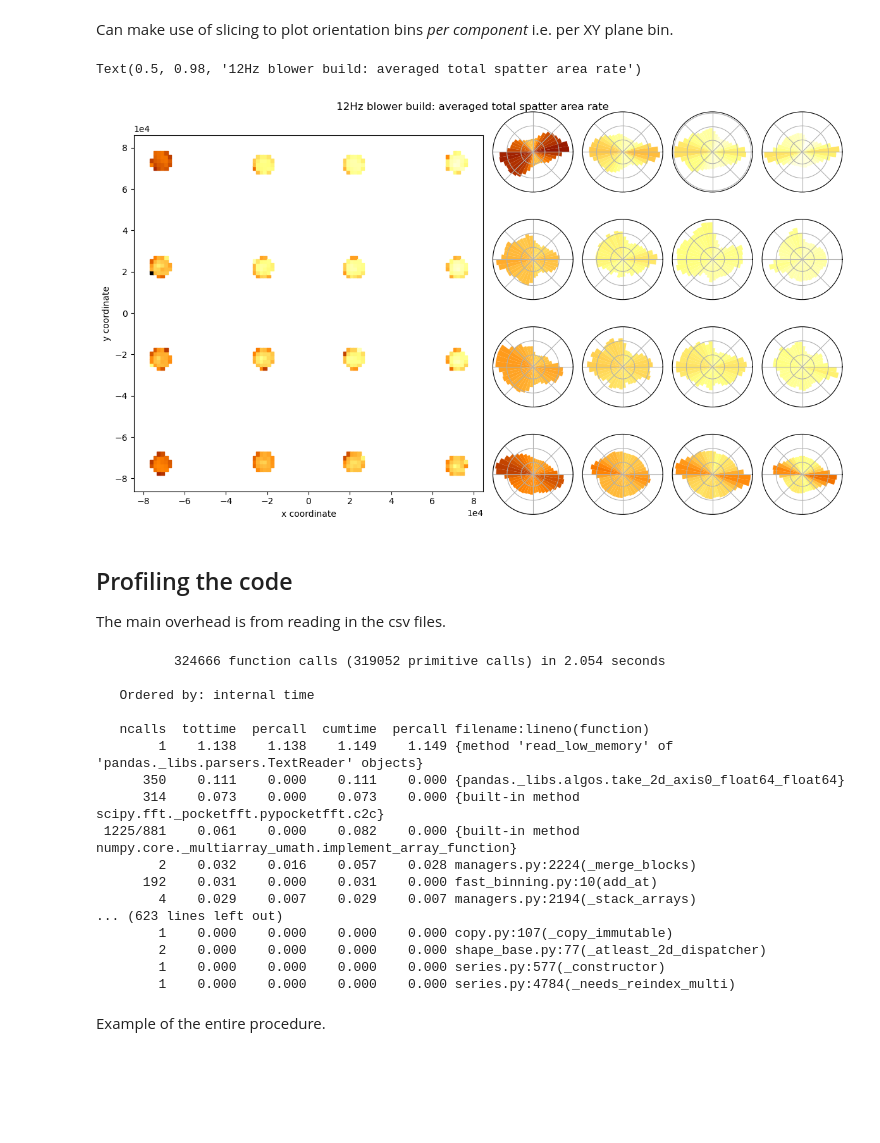
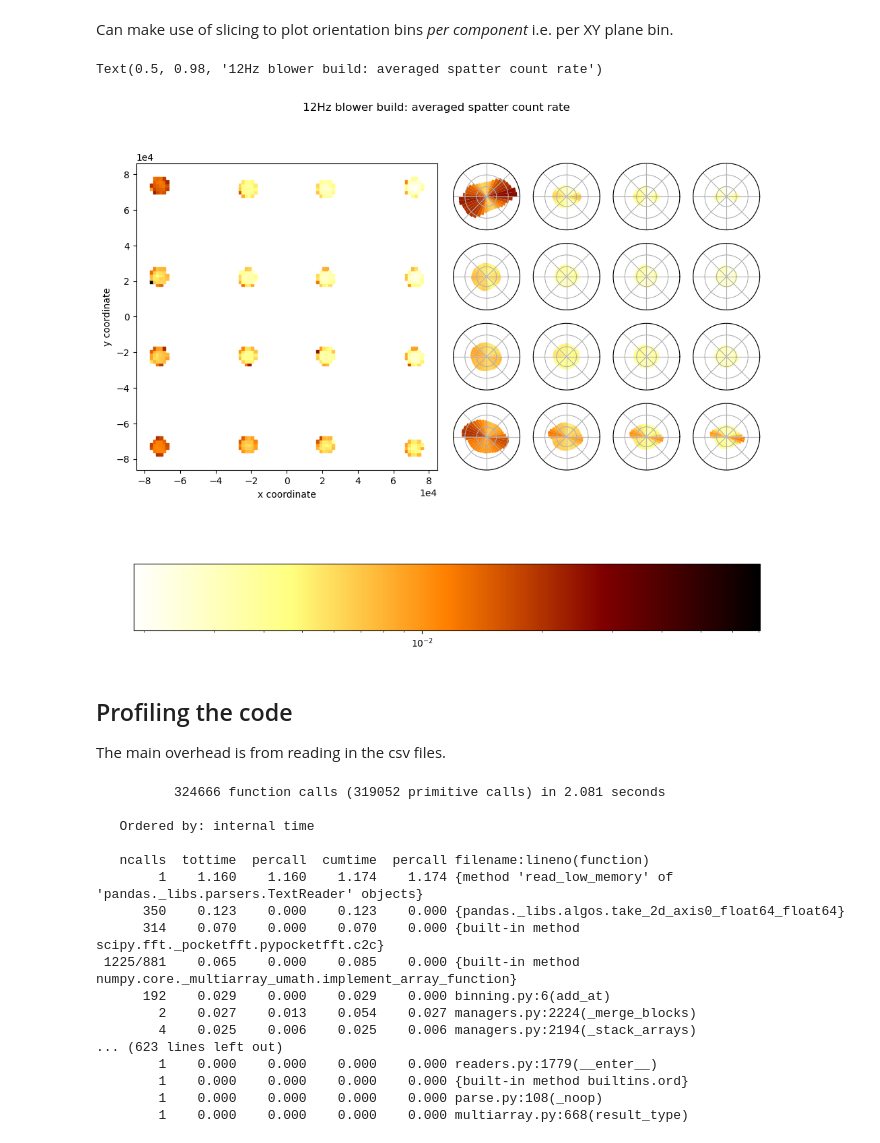
Before and after one commit to PatLT/grouch-binning, a Jupyter notebook: examples/complete_notes.ipynb, the cells around one changed output. Saved outputs shown, nothing was run; the diff lists cells and outputs as text; code cells hidden in the pictures; blank space fills up the shorter version.

Commit message:
Update the plotting functions to separate out options for colour and axis ranges. Updated notebook to be clearer too, and produce consistent axes using the same options.

```diff
--- a/examples/complete_notes.ipynb
+++ b/examples/complete_notes.ipynb
@@ -28,7 +30,7 @@ The rest of the code in [fast_binning.py](fast_binning.py) basically consists of
 
 ### Demonstration
 # %%
-dir_ = "onderive_data_2/12Hz/"
+dir_ = "../onderive_data_2/12Hz/"
 # %%
 # grab a random file and use it to work out what metrics need to be included in the binning procedure.
 test_path = dir_ + "layer360.csv"
@@ -185,6 +293,6 @@ Using the 12Hz data again.
 # %%
 # Once again, use the test file to work out a rough bin 'mesh' for the build bed plane bins.
-dir_ = "onderive_data_2/12Hz/"
+dir_ = "../onderive_data_2/12Hz/"
 test_path = dir_ + "layer360.csv"
 test = pd.read_csv(test_path,header=0,index_col=0)
 x_grid,y_grid = binning.optimal_grid(["X","Y"],
@@ -220,28 +328,43 @@ sliced object's # bins per coord = [42]
 # %% [markdown]
 Can make use of slicing to plot orientation bins _per component_ i.e. per XY plane bin.
 # %%
-fig = plt.figure(figsize=(12,7))
-spec = fig.add_gridspec(4,8)
+fig = plt.figure(figsize=(12,9))
+spec = fig.add_gridspec(6,8)
 
 # Just replot the planar data
-ax0 = fig.add_subplot(spec[:,:4])
-plotting.plot_planar_bins(ax0,XY_data,"Spatter total area","per_traversed",vrange=vrange_1,normalisation='log')
+ax0 = fig.add_subplot(spec[:4,:4])
+vrange_2 = plotting.plot_planar_bins(ax0,XY_data,"Spatter number","per_traversed",normalisation='log')
 
 # Now plot bins over orientation for each component.
 # Note the strange indexing - component [0,0] is oat the bottom left of the planar plot.
 for i in range(4):
     for j in range(4):
         ax = fig.add_subplot(spec[3-j,4+i],polar=True)
-        plotting.plot_orientation_bins(ax,th_component_data[2*i,2*j,:],"Spatter total area","per_traversed",vrange=vrange_1,normalisation='log')
+        plotting.plot_orientation_bins(ax,th_component_data[2*i,2*j,:],
+                                       "Spatter number","per_traversed",
+                                       vrange=vrange_2,
+                                       vrange_o=(0.001,0.03),
+                                       normalisation='log')
         # Clean up these plots - they're too small for labels really
         ax.set_yticklabels([])
         ax.set_xticklabels([])
 
-fig.tight_layout()
-fig.suptitle("12Hz blower build: averaged total spatter area rate")
+# Add in a colorbar
+ax_cb = fig.add_subplot(spec[-1,:])
+fig.colorbar(ScalarMappable(cmap="afmhot_r",
+                            norm=LogNorm(vmin=vrange_2[0],vmax=vrange_2[1],
+                                         clip=True)),
+             cax=ax_cb,
+             fraction=0.05,
+             aspect=20,
+             location=None,
+             orientation='horizontal')
+
+#fig.tight_layout()
+fig.suptitle("12Hz blower build: averaged spatter count rate")
 # %% [output]
-Text(0.5, 0.98, '12Hz blower build: averaged total spatter area rate')
+Text(0.5, 0.98, '12Hz blower build: averaged spatter count rate')
-[figure, old version]
+[figure, new version]
 # %% [markdown]
 ## Profiling the code
 The main overhead is from reading in the csv files.
@@ -254,25 +377,23 @@ Zl_data_test = deepcopy(Zl_data_30Hz)
 # %%
 %%prun
 df = pd.read_csv(dir_ + file,header=0,index_col=0,engine='c')
-df = fast_binning.expand_df(df)
-fast_binning.process_dataframe(df,XY_data_test,th_data_test,Zl_data_test)
+df = binning.expand_df(df)
+binning.process_dataframe(df,XY_data_test,th_data_test,Zl_data_test)
 # %% [output]
-          324666 function calls (319052 primitive calls) in 2.054 seconds
+          324666 function calls (319052 primitive calls) in 2.081 seconds
 
    Ordered by: internal time
 
    ncalls  tottime  percall  cumtime  percall filename:lineno(function)
-        1    1.138    1.138    1.149    1.149 {method 'read_low_memory' of 'pandas._libs.parsers.TextReader' objects}
-      350    0.111    0.000    0.111    0.000 {pandas._libs.algos.take_2d_axis0_float64_float64}
-      314    0.073    0.000    0.073    0.000 {built-in method scipy.fft._pocketfft.pypocketfft.c2c}
- 1225/881    0.061    0.000    0.082    0.000 {built-in method numpy.core._multiarray_umath.implement_array_function}
-        2    0.032    0.016    0.057    0.028 managers.py:2224(_merge_blocks)
-      192    0.031    0.000    0.031    0.000 fast_binning.py:10(add_at)
-        4    0.029    0.007    0.029    0.007 managers.py:2194(_stack_arrays)
+        1    1.160    1.160    1.174    1.174 {method 'read_low_memory' of 'pandas._libs.parsers.TextReader' objects}
+      350    0.123    0.000    0.123    0.000 {pandas._libs.algos.take_2d_axis0_float64_float64}
+      314    0.070    0.000    0.070    0.000 {built-in method scipy.fft._pocketfft.pypocketfft.c2c}
+ 1225/881    0.065    0.000    0.085    0.000 {built-in method numpy.core._multiarray_umath.implement_array_function}
+      192    0.029    0.000    0.029    0.000 binning.py:6(add_at)
+        2    0.027    0.013    0.054    0.027 managers.py:2224(_merge_blocks)
+        4    0.025    0.006    0.025    0.006 managers.py:2194(_stack_arrays)
 ... (623 lines left out)
-        1    0.000    0.000    0.000    0.000 copy.py:107(_copy_immutable)
-        2    0.000    0.000    0.000    0.000 shape_base.py:77(_atleast_2d_dispatcher)
-        1    0.000    0.000    0.000    0.000 series.py:577(_constructor)
-        1    0.000    0.000    0.000    0.000 series.py:4784(_needs_reindex_multi)
+        1    0.000    0.000    0.000    0.000 readers.py:1779(__enter__)
+        1    0.000    0.000    0.000    0.000 {built-in method builtins.ord}
+        1    0.000    0.000    0.000    0.000 parse.py:108(_noop)
+        1    0.000    0.000    0.000    0.000 multiarray.py:668(result_type)
-# %% [markdown]
-Example of the entire procedure.
```
Also changed, not shown: parts of 16 cells of this notebook, 3 other files.
